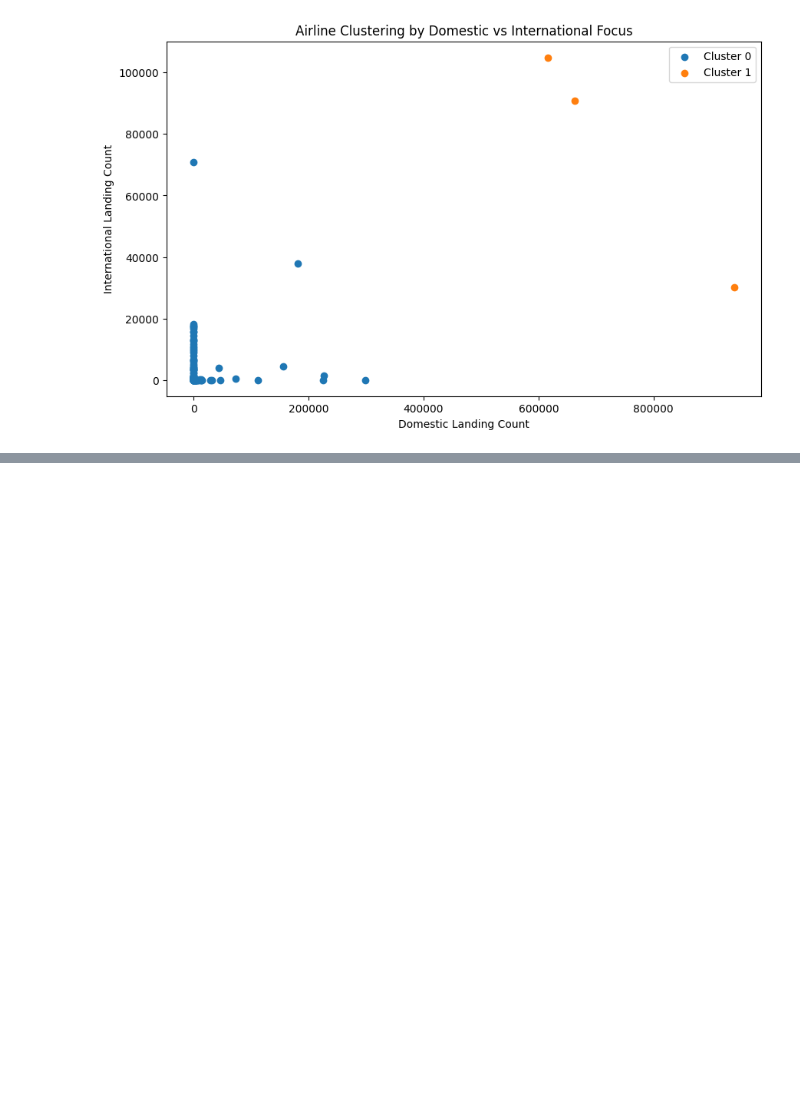
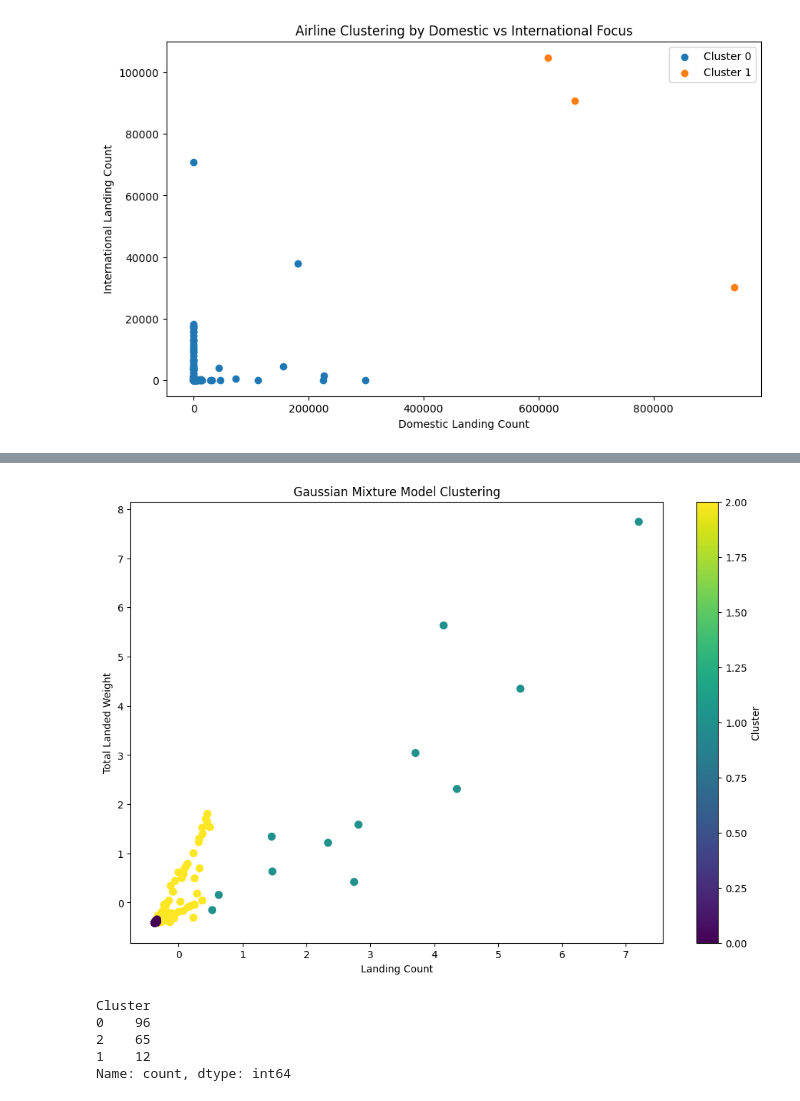
Before and after one commit to the-Shallow/ML-Deep-Learning-Projects, a Jupyter notebook: air-traffic-landings-eda.ipynb, the cells around one changed output, grey strips where cells are left out. Cells and saved outputs as stored; diff of their text form; code cells hidden in the pictures; blank space fills up the shorter version.

```diff
--- a/air-traffic-landings-eda.ipynb
+++ b/air-traffic-landings-eda.ipynb
@@ -755,0 +864,23 @@ Cluster
+# %%
+gmm = GaussianMixture(n_components=3,covariance_type='full',random_state=42)
+gmm_labels = gmm.fit_predict(final_data[['Landing Count','Total Landed Weight']])
+
+aggregated_data['Cluster'] = gmm_labels
+
+plt.figure(figsize=(12,8))
+plt.scatter(final_data['Landing Count'],final_data['Total Landed Weight'],c=gmm_labels,cmap='viridis',s=50)
+plt.title('Gaussian Mixture Model Clustering')
+plt.xlabel('Landing Count')
+plt.ylabel('Total Landed Weight')
+plt.colorbar(label='Cluster')
+plt.show()
+# %% [output]
+[figure, added]
+# %%
+print(aggregated_data['Cluster'].value_counts())
+# %% [output]
+Cluster
+0    96
+2    65
+1    12
+Name: count, dtype: int64
```
Also changed, not shown: parts of 10 cells of this notebook.
